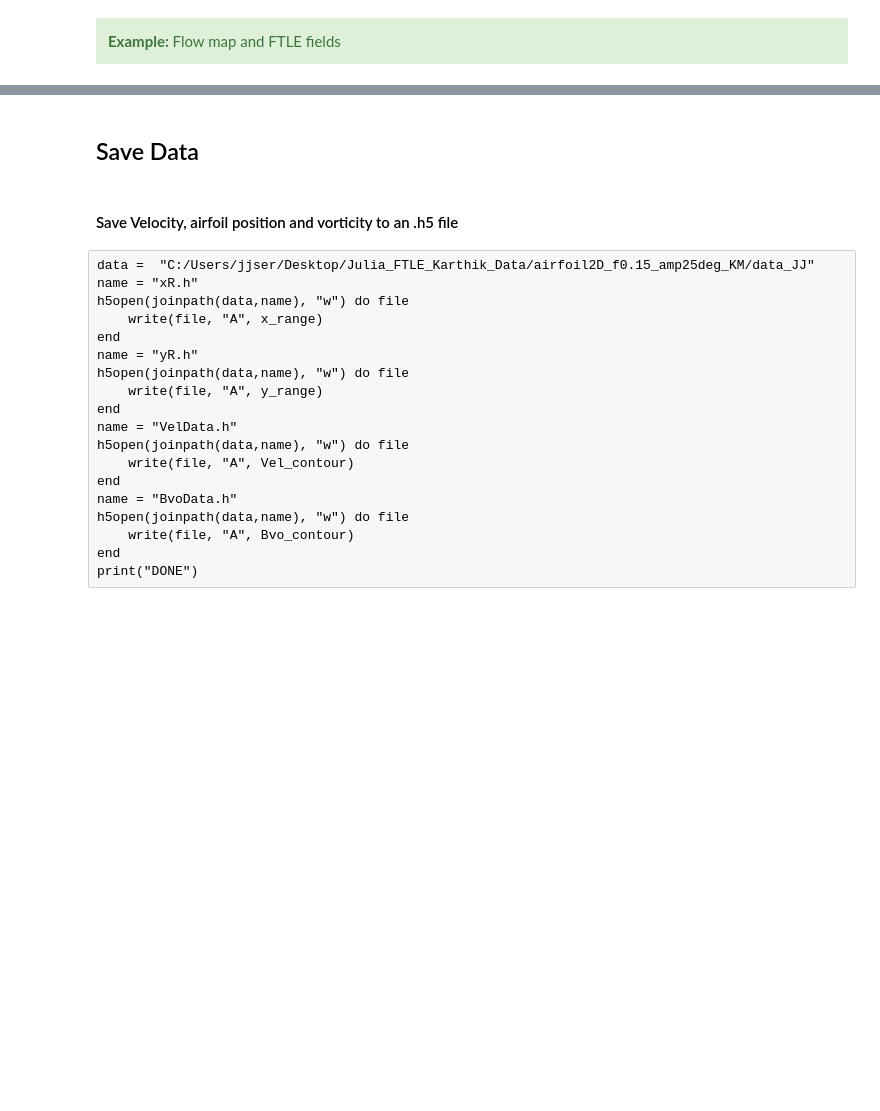
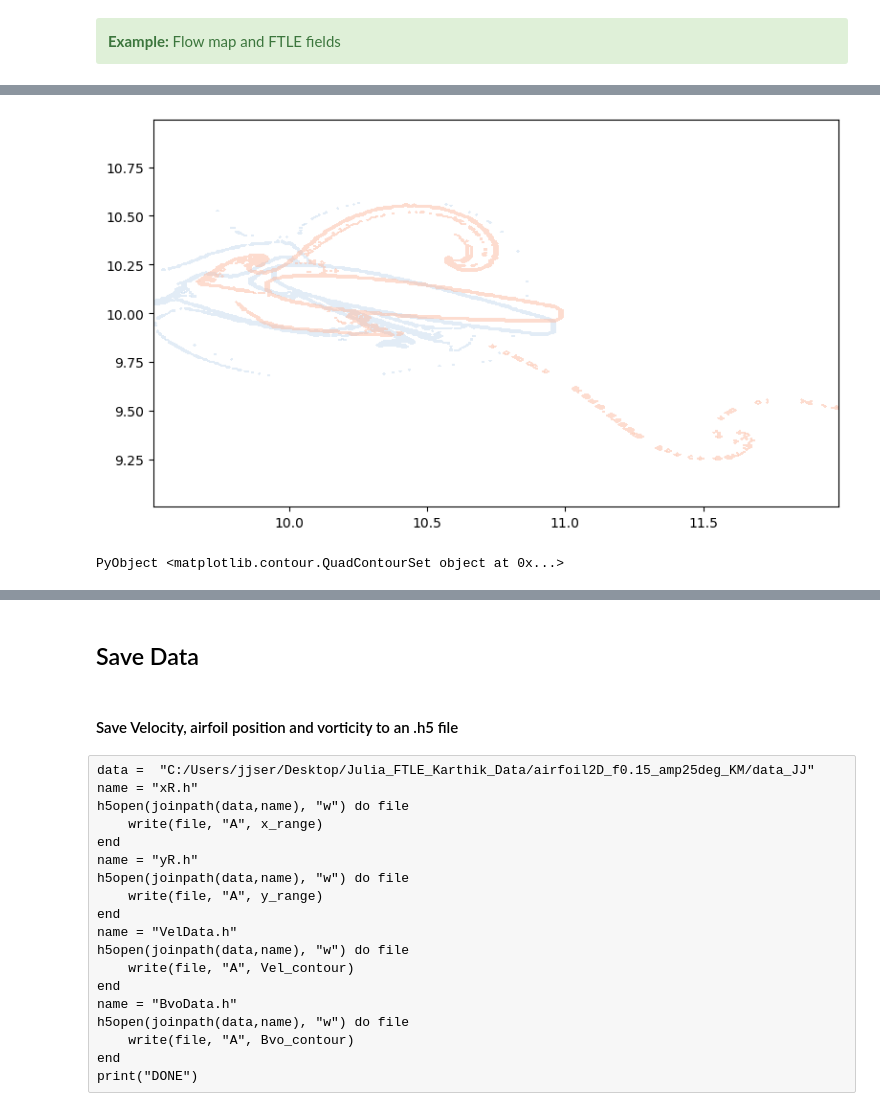
Before and after one commit to jjserdo/FTLE_JJ, a Jupyter notebook: Karthik-FTLE_JJ-Particle Initialization.ipynb, the cells around one changed output, grey strips where cells are left out. Drawn from its saved outputs; the diff is of its cells as text; code cells hidden in the pictures; blank space fills up the shorter version.

```diff
--- a/Karthik-FTLE_JJ-Particle Initialization.ipynb
+++ b/Karthik-FTLE_JJ-Particle Initialization.ipynb
@@ -561,2 +718,7 @@ PyObject Text(0.5, 1.0, 'Flow Map at 200.0ms')
+# %%
+ftle(p300, n300, 121)
+# %% [output]
+[figure, added]
+PyObject <matplotlib.contour.QuadContourSet object at 0x...>
 # %%
 ftle(p50, n50, 62)
```
Also changed, not shown: parts of 27 cells of this notebook, 2 other files.
